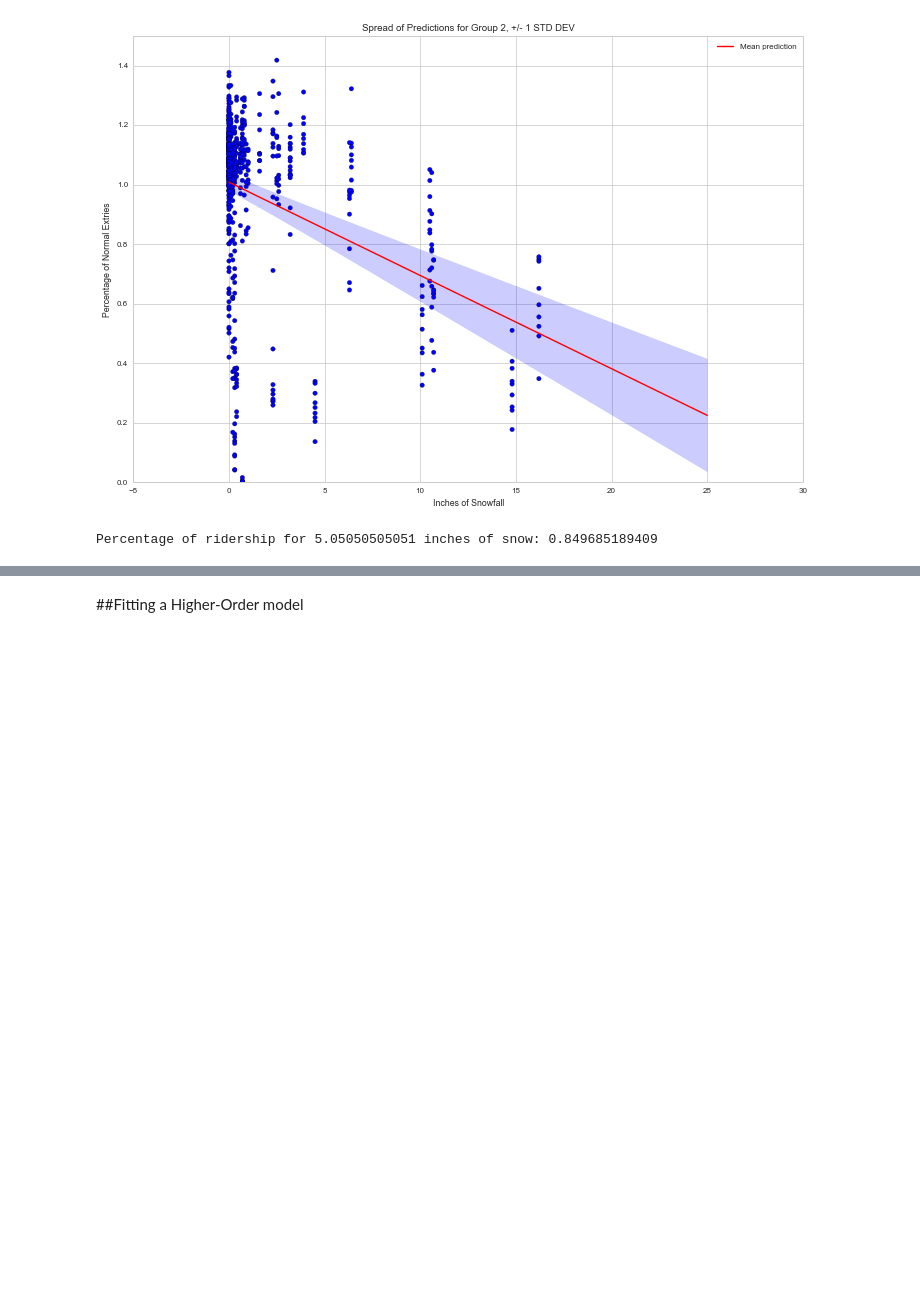
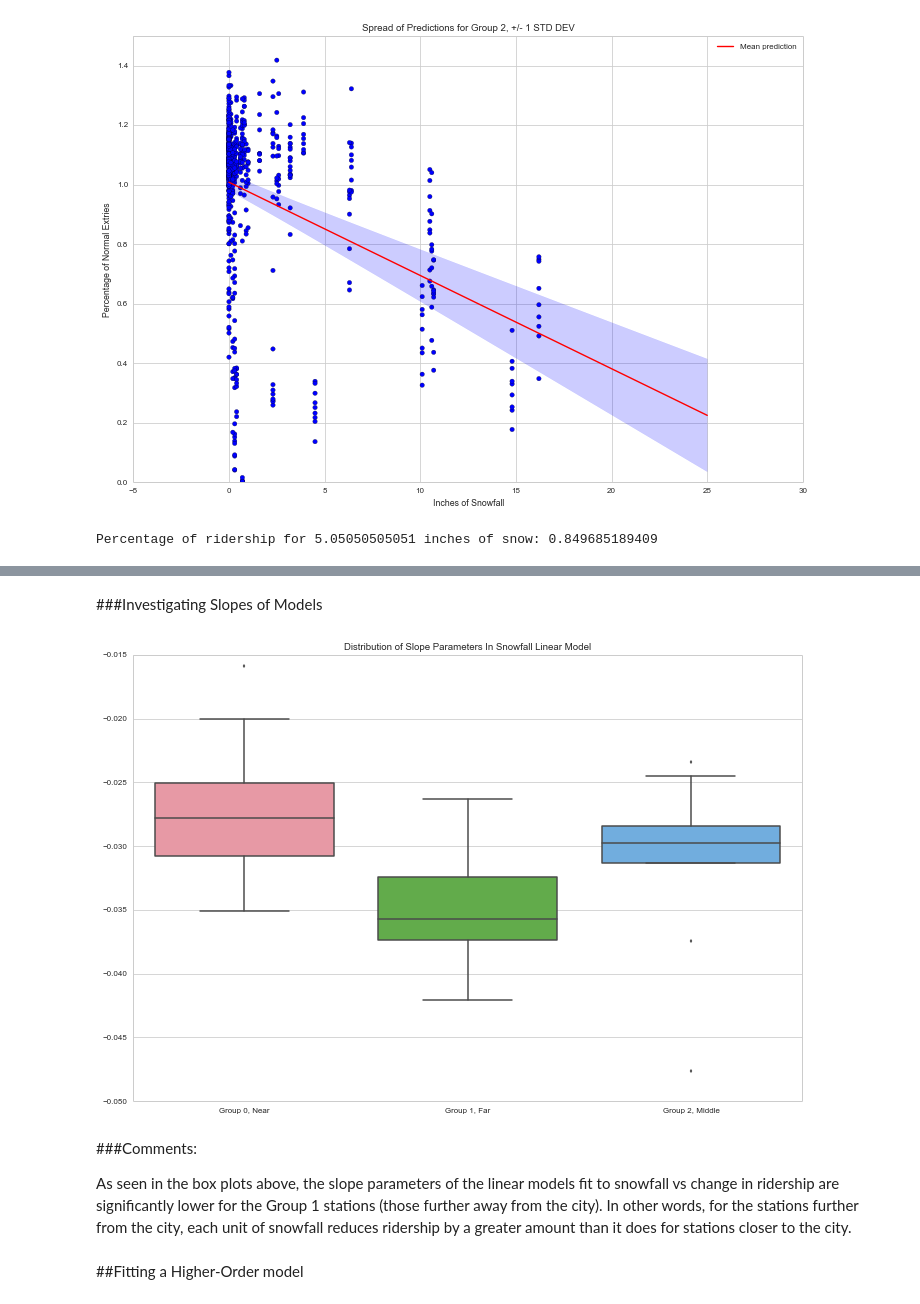
Before and after one commit to azampagl/harvard-capstone, a Jupyter notebook: src/exploration/Snowfall Viz.ipynb, the cells around one changed output, grey strips where cells are left out. Drawn from its saved outputs; the diff is of its cells as text; code cells hidden in the pictures; blank space fills up the shorter version.

```diff
--- a/src/exploration/Snowfall Viz.ipynb
+++ b/src/exploration/Snowfall Viz.ipynb
@@ -534,3 +666,16 @@ Percentage of ridership for 5.05050505051 inches of snow: 0.849685189409
+# %% [markdown]
+###Investigating Slopes of Models
+# %%
+plt.figure(figsize=(12,8))
+sns.boxplot([slopes[0],slopes[1],slopes[2]],names=["Group 0, Near",'Group 1, Far','Group 2, Middle'])
+plt.title('Distribution of Slope Parameters In Snowfall Linear Model')
+plt.show()
+# %% [output]
+[figure, added]
+# %% [markdown]
+###Comments:
+
+As seen in the box plots above, the slope parameters of the linear models fit to snowfall vs change in ridership are significantly lower for the Group 1 stations (those further away from the city). In other words, for the stations further from the city, each unit of snowfall reduces ridership by a greater amount than it does for stations closer to the city.
 # %% [markdown]
 ##Fitting a Higher-Order model
 # %%
```
Also changed, not shown: parts of 8 cells of this notebook, 7 other files.
